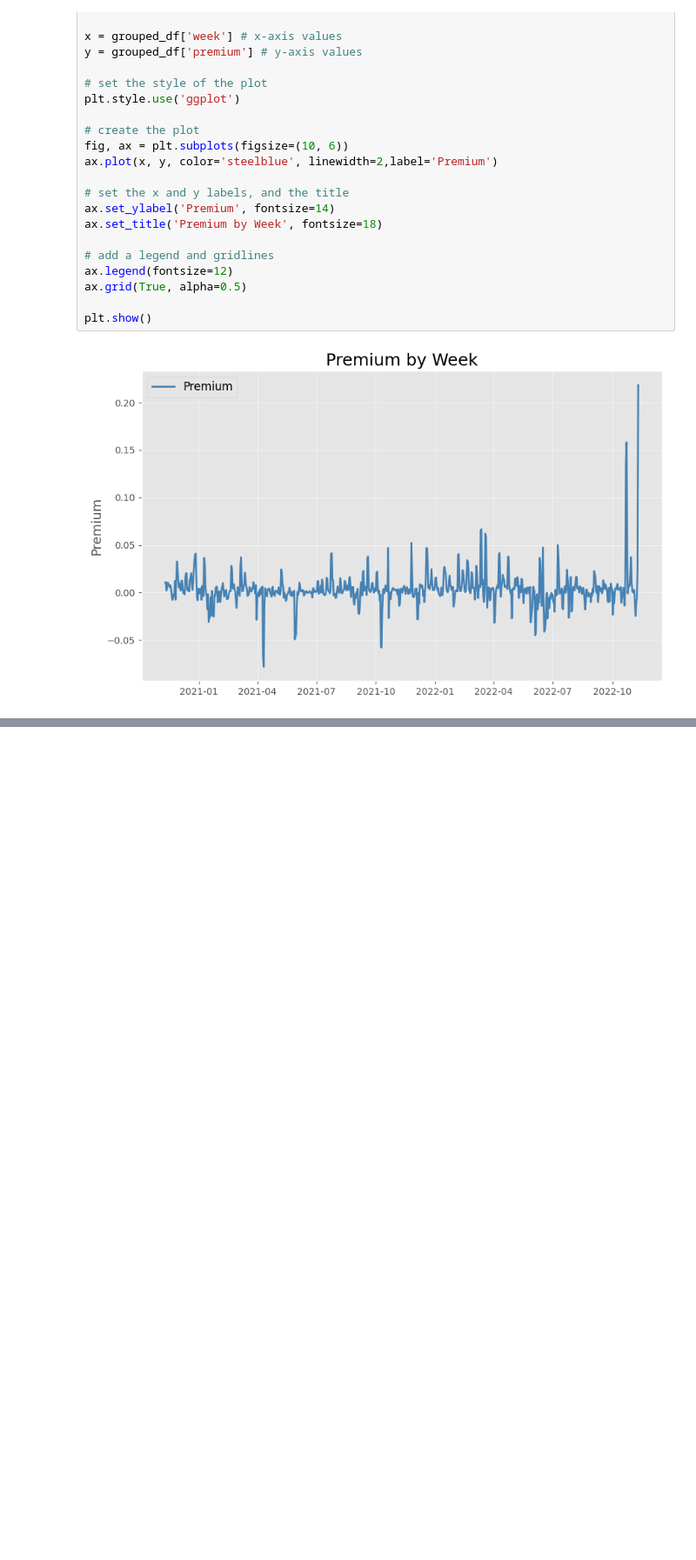
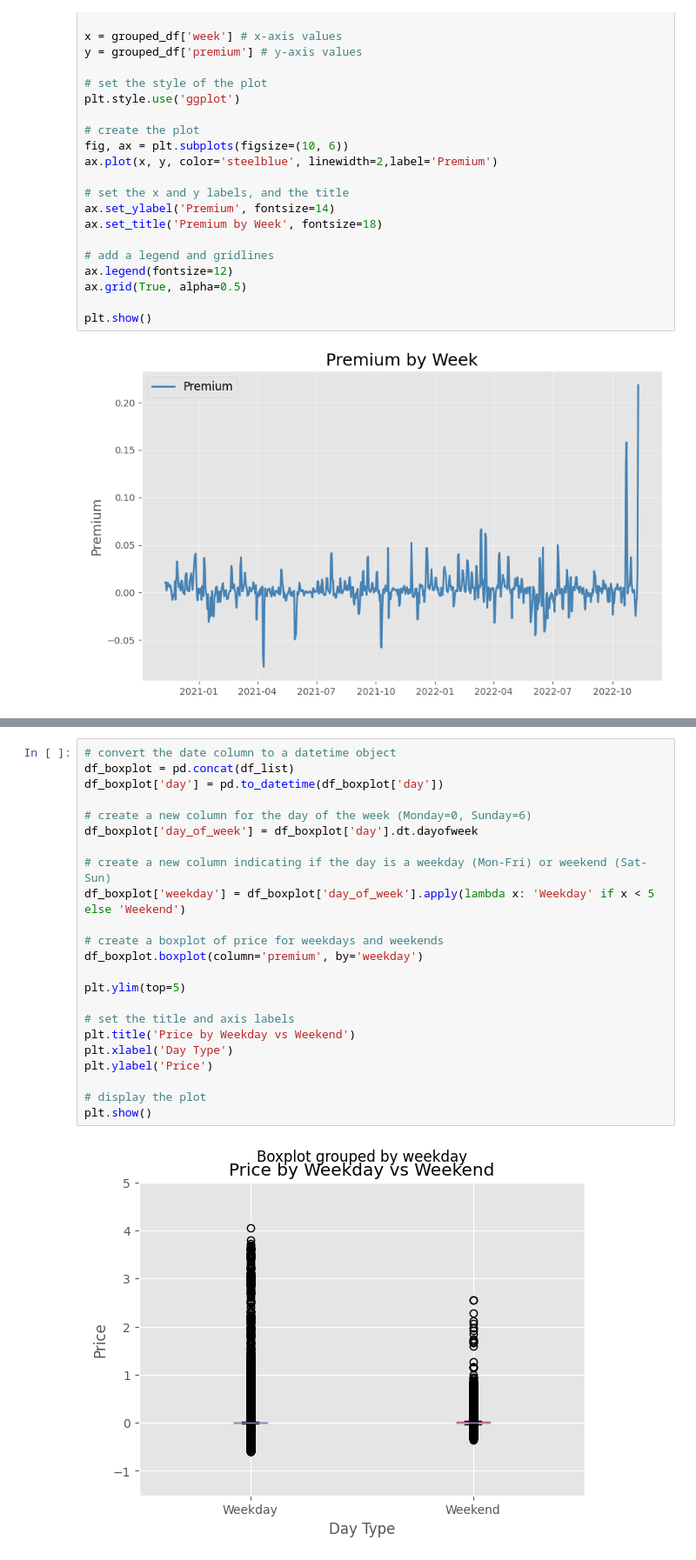
Before and after one commit to namir17/tokenized-assets, a Jupyter notebook: plots/plot_premiums.ipynb, the cells around one changed output, grey strips where cells are left out. Shown at 87% size. Drawn from its saved outputs; the diff is of its cells as text; blank space fills up the shorter version.

```diff
--- a/plots/plot_premiums.ipynb
+++ b/plots/plot_premiums.ipynb
@@ -130,0 +131,25 @@ plt.show()
+# %%
+# convert the date column to a datetime object
+df_boxplot = pd.concat(df_list)
+df_boxplot['day'] = pd.to_datetime(df_boxplot['day'])
+
+# create a new column for the day of the week (Monday=0, Sunday=6)
+df_boxplot['day_of_week'] = df_boxplot['day'].dt.dayofweek
+
+# create a new column indicating if the day is a weekday (Mon-Fri) or weekend (Sat-Sun)
+df_boxplot['weekday'] = df_boxplot['day_of_week'].apply(lambda x: 'Weekday' if x < 5 else 'Weekend')
+
+# create a boxplot of price for weekdays and weekends
+df_boxplot.boxplot(column='premium', by='weekday')
+
+plt.ylim(top=5)
+
+# set the title and axis labels
+plt.title('Price by Weekday vs Weekend')
+plt.xlabel('Day Type')
+plt.ylabel('Price')
+
+# display the plot
+plt.show()
+# %% [output]
+[figure, added]
```
Also changed, not shown: parts of 4 cells of this notebook, 1 other file.
